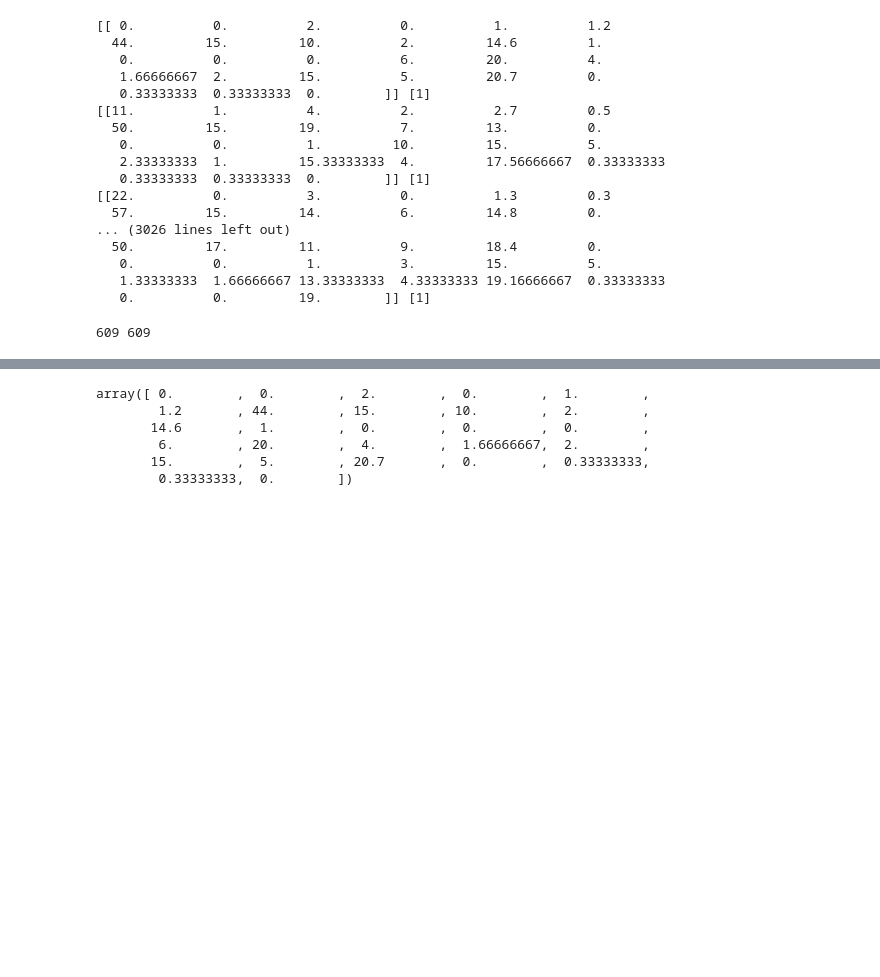
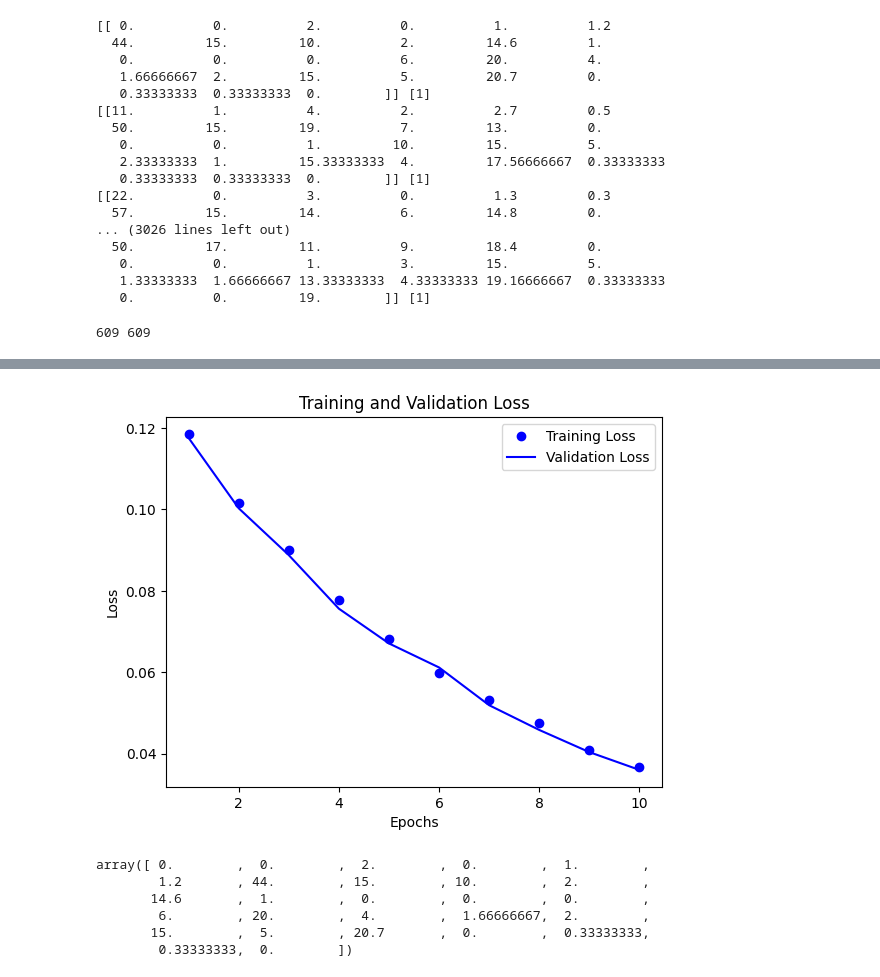
Before and after one commit to wikanadnyana/backend-api-da-project, a Jupyter notebook: blueprint/konsep copy.ipynb, the cells around one changed output, grey strips where cells are left out. Cells and saved outputs as stored; diff of their text form; code cells hidden in the pictures; blank space fills up the shorter version.

```diff
--- a/blueprint/konsep copy.ipynb
+++ b/blueprint/konsep copy.ipynb
@@ -72,14 +91,14 @@ array([[33.,  0.,  0., ...,  0.,  0.,  0.],
        [30.,  0.,  0., ...,  0.,  0., 19.],
        [31.,  1.,  1., ...,  0.,  0., 19.]])
 # %%
-# # Normalisasi Data
-# scaler = MinMaxScaler()
-# train_data = scaler.fit_transform(train_data)
-# test_data = scaler.transform(test_data)
+# Normalisasi Data
+scaler = MinMaxScaler()
+train_data = scaler.fit_transform(train_data)
+test_data = scaler.transform(test_data)
 
 # Pembentukan Data Sequence
-sequence_length = 27  # Panjang sequence yang akan digunakan
-num_features = 1
+sequence_length = 1  # Panjang sequence yang akan digunakan
+num_features = train_data.shape[1]
 # %%
 print(train_data[:1])
 # %% [output]
@@ -144,5 +162,5 @@ model.add(Dense(units=1, activation='sigmoid'))
 model.compile(optimizer='adam', loss='binary_crossentropy', metrics=['accuracy'], run_eagerly=True)
 # %%
 # Pelatihan Model
-model.fit(X_train, y_train, epochs=10, batch_size=27)  # Sesuaikan dengan jumlah epoch dan ukuran batch yang optimal
+model.fit(X_train, y_train, epochs=10, batch_size=22)  # Sesuaikan dengan jumlah epoch dan ukuran batch yang optimal
 # %% [output]
@@ -186,0 +222,28 @@ Accuracy: 0.9836
+# %%
+import matplotlib.pyplot as plt
+
+# Membuat plot untuk memeriksa overfitting
+def plot_loss(history):
+    train_loss = history.history['loss']
+    val_loss = history.history['val_loss']
+    epochs = range(1, len(train_loss) + 1)
+
+    plt.plot(epochs, train_loss, 'bo', label='Training Loss')
+    plt.plot(epochs, val_loss, 'b', label='Validation Loss')
+    plt.title('Training and Validation Loss')
+    plt.xlabel('Epochs')
+    plt.ylabel('Loss')
+    plt.legend()
+    plt.show()
+
+# Melatih model dan memeriksa overfitting
+history = model.fit(X_train, y_train, epochs=10, batch_size=22, validation_data=(X_test, y_test))
+
+# Evaluasi model
+loss, accuracy = model.evaluate(X_test, y_test)
+print(f"Loss: {loss:.4f}")
+print(f"Accuracy: {accuracy:.4f}")
+
+# Memeriksa overfitting dengan plot loss
+plot_loss(history)
+# %% [output]
@@ -187,3 +267,4 @@ Accuracy: 0.9836
+[figure, added]
 # %%
 new = [0, 0, 2, 0, 1, 1.2, 44, 15, 10, 2, 14.6, 1, 0, 0, 0, 6, 20, 4, 1.666666667, 2, 15, 5, 20.7, 0, 0.3333333333, 0.3333333333, 0]
 new = np.array(new)
```
Also changed, not shown: parts of 9 cells of this notebook.
